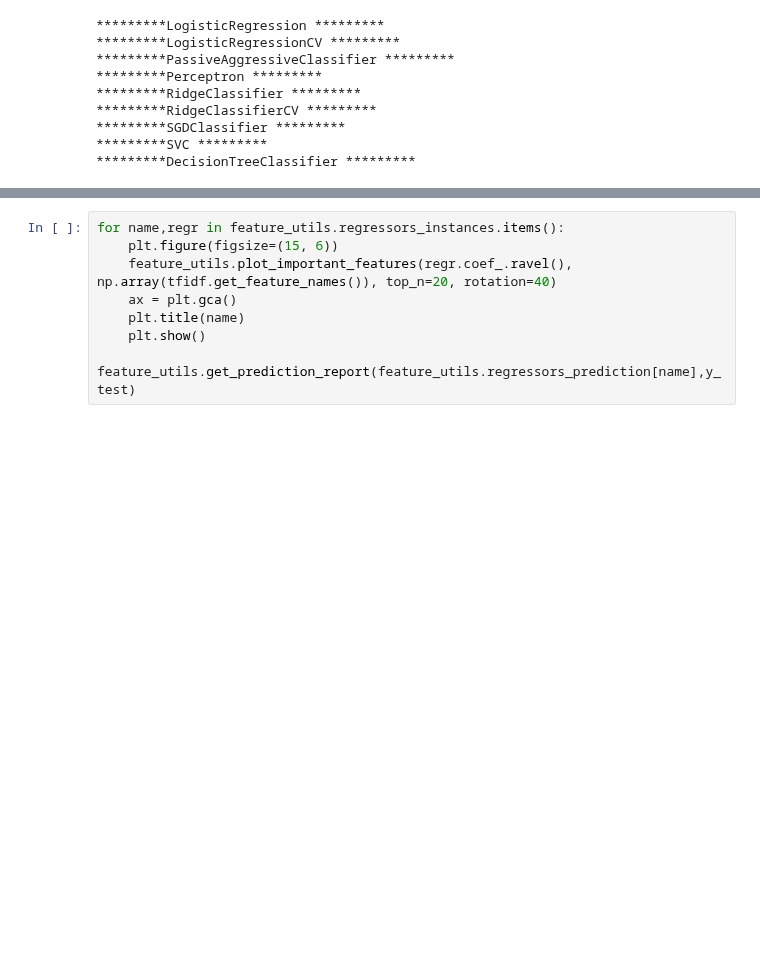
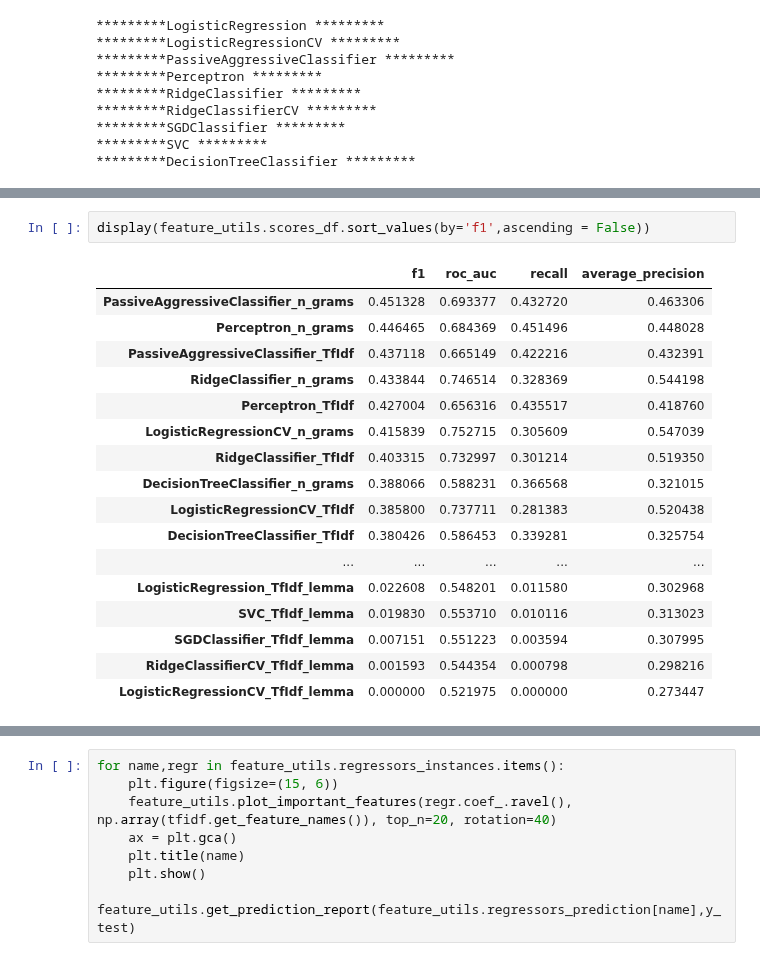
Before and after one commit to Sofy34/personal_strudy, a Jupyter notebook: thesis/02_BOW.ipynb, the cells around one changed output, grey strips where cells are left out. Cells and saved outputs as stored; diff of their text form; blank space fills up the shorter version.

```diff
--- a/thesis/02_BOW.ipynb
+++ b/thesis/02_BOW.ipynb
@@ -144,0 +253,20 @@ Please also refer to the documentation for alternative solver options:
+# %%
+display(feature_utils.scores_df.sort_values(by='f1',ascending = False))
+# %% [output]
+|  | f1 | roc_auc | recall | average_precision |
+| PassiveAggressiveClassifier_n_grams | 0.451328 | 0.693377 | 0.432720 | 0.463306 |
+| Perceptron_n_grams | 0.446465 | 0.684369 | 0.451496 | 0.448028 |
+| PassiveAggressiveClassifier_TfIdf | 0.437118 | 0.665149 | 0.422216 | 0.432391 |
+| RidgeClassifier_n_grams | 0.433844 | 0.746514 | 0.328369 | 0.544198 |
+| Perceptron_TfIdf | 0.427004 | 0.656316 | 0.435517 | 0.418760 |
+| LogisticRegressionCV_n_grams | 0.415839 | 0.752715 | 0.305609 | 0.547039 |
+| RidgeClassifier_TfIdf | 0.403315 | 0.732997 | 0.301214 | 0.519350 |
+| DecisionTreeClassifier_n_grams | 0.388066 | 0.588231 | 0.366568 | 0.321015 |
+| LogisticRegressionCV_TfIdf | 0.385800 | 0.737711 | 0.281383 | 0.520438 |
+| DecisionTreeClassifier_TfIdf | 0.380426 | 0.586453 | 0.339281 | 0.325754 |
+| ... | ... | ... | ... | ... |
+| LogisticRegression_TfIdf_lemma | 0.022608 | 0.548201 | 0.011580 | 0.302968 |
+| SVC_TfIdf_lemma | 0.019830 | 0.553710 | 0.010116 | 0.313023 |
+| SGDClassifier_TfIdf_lemma | 0.007151 | 0.551223 | 0.003594 | 0.307995 |
+| RidgeClassifierCV_TfIdf_lemma | 0.001593 | 0.544354 | 0.000798 | 0.298216 |
+| LogisticRegressionCV_TfIdf_lemma | 0.000000 | 0.521975 | 0.000000 | 0.273447 |
```
Also changed, not shown: parts of 27 cells of this notebook.
